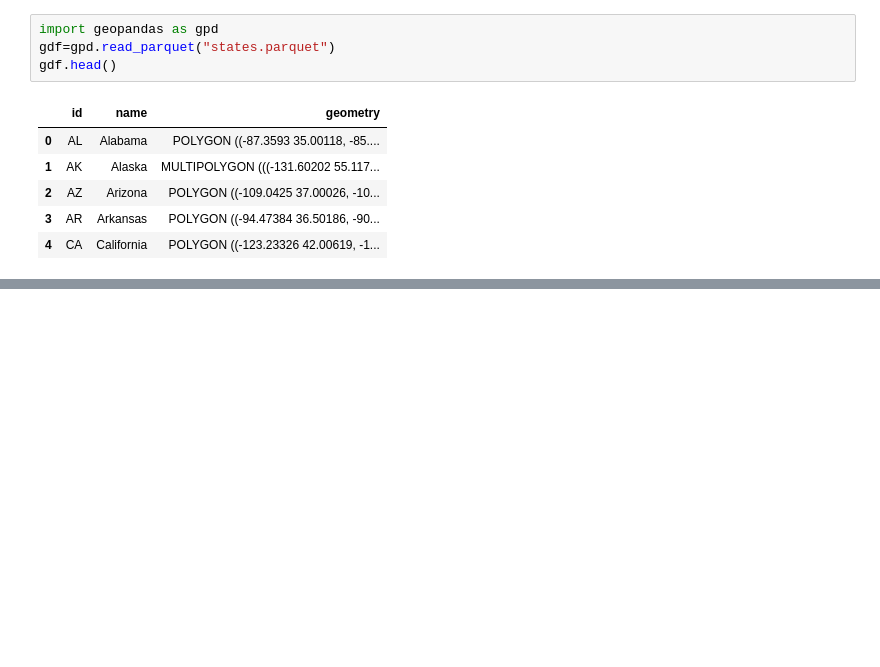
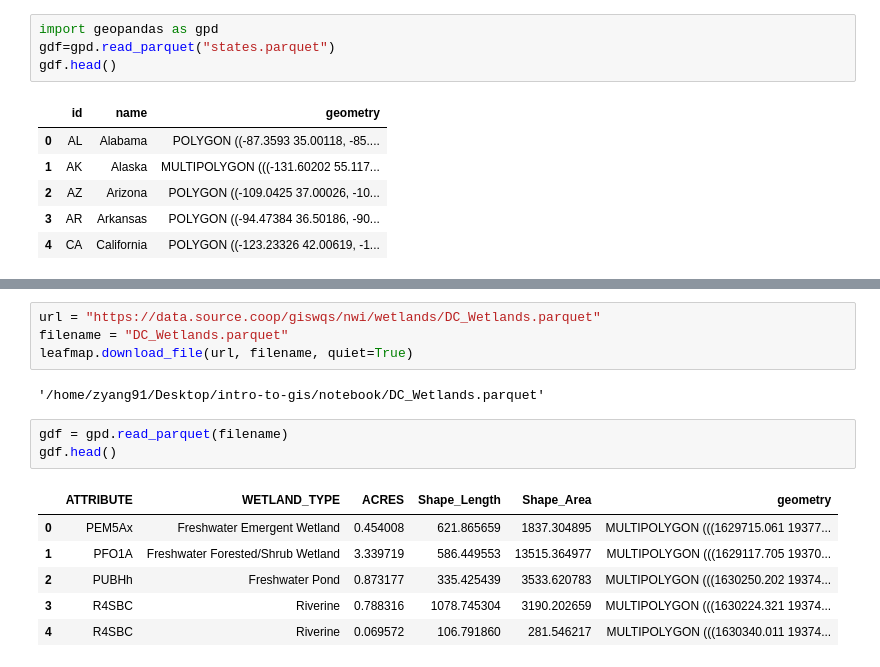
Before and after one commit to Geography-and-Planning/intro-to-gis, a Jupyter notebook: notebook/leafmap.ipynb, the cells around one changed output, grey strips where cells are left out. Drawn from its saved outputs; the diff is of its cells as text; blank space fills up the shorter version.

```diff
--- a/notebook/leafmap.ipynb
+++ b/notebook/leafmap.ipynb
@@ -158,0 +171,16 @@ gdf.explore()
+# %%
+url = "https://data.source.coop/giswqs/nwi/wetlands/DC_Wetlands.parquet"
+filename = "DC_Wetlands.parquet"
+leafmap.download_file(url, filename, quiet=True)
+# %% [output]
+'/home/zyang91/Desktop/intro-to-gis/notebook/DC_Wetlands.parquet'
+# %%
+gdf = gpd.read_parquet(filename)
+gdf.head()
+# %% [output]
+|  | ATTRIBUTE | WETLAND_TYPE | ACRES | Shape_Length | Shape_Area | geometry |
+| 0 | PEM5Ax | Freshwater Emergent Wetland | 0.454008 | 621.865659 | 1837.304895 | MULTIPOLYGON (((1629715.061 19377... |
+| 1 | PFO1A | Freshwater Forested/Shrub Wetland | 3.339719 | 586.449553 | 13515.364977 | MULTIPOLYGON (((1629117.705 19370... |
+| 2 | PUBHh | Freshwater Pond | 0.873177 | 335.425439 | 3533.620783 | MULTIPOLYGON (((1630250.202 19374... |
+| 3 | R4SBC | Riverine | 0.788316 | 1078.745304 | 3190.202659 | MULTIPOLYGON (((1630224.321 19374... |
+| 4 | R4SBC | Riverine | 0.069572 | 106.791860 | 281.546217 | MULTIPOLYGON (((1630340.011 19374... |
```
Also changed, not shown: parts of 8 cells of this notebook, 2 other files.
